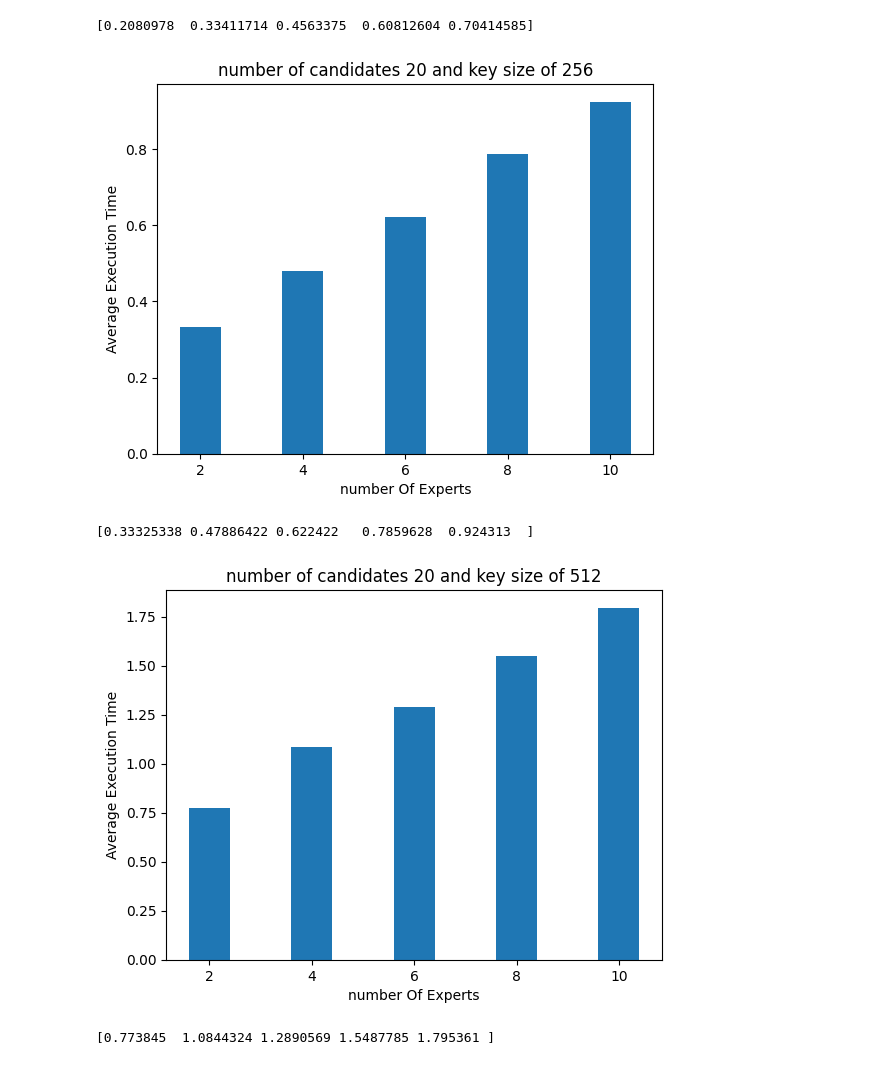
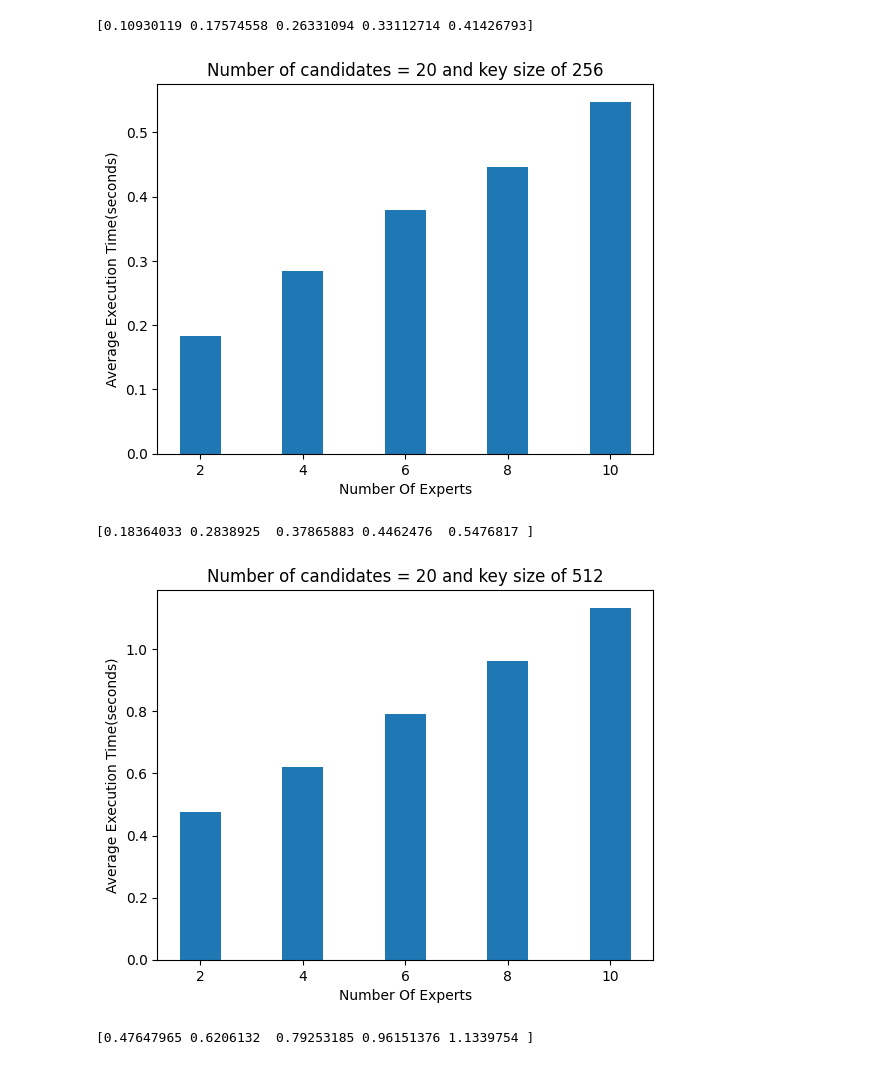
Before and after one commit to jababros11/GauravSirPaper, a Jupyter notebook: gaurav sir paper/FrameWork2.ipynb, the cells around one changed output. Drawn from its saved outputs; the diff is of its cells as text; code cells hidden in the pictures.

```diff
--- a/gaurav sir paper/FrameWork2.ipynb
+++ b/gaurav sir paper/FrameWork2.ipynb
@@ -41,14 +42,14 @@ def generateRSAKeys():
 #this part of the code create the public and private homomorphic key pairs
 def generateHomomorphickeyPairs():
     global publicKeyEmployer,privateKeyEmployer
-    publicKeyEmployer,privateKeyEmployer = phe.generate_paillier_keypair(n_length= keysize)
+    publicKeyEmployer,privateKeyEmployer = phe.generate_paillier_keypair(n_length= keySize)
     for i in range(numberOfExperts):
-        x,y = phe.generate_paillier_keypair(n_length= keysize)
+        x,y = phe.generate_paillier_keypair(n_length= keySize)
         dictionaryOfExpertPublicKeys[i] = x
         dictionaryOfExpertPrivateKeys[i] = y
 
     for i in range(numberOfCandidates):
-        x,y = phe.generate_paillier_keypair(n_length= keysize)
+        x,y = phe.generate_paillier_keypair(n_length= keySize)
         dictionaryOfCandidatesPublicKeys[i]= x
         dictionaryOfCandidatesPrivateKeys[i] = y
 # %%
@@ -83,7 +84,7 @@ def expertFunctionToGiveMarks():
         for j in range(numberOfCandidates):
             mark = rd.randint(0,10)
             encryptedMark = publicKeyEmployer.raw_encrypt(mark)
-            marksToCandidates[i][j] = [encryptedMark,createDigitalSignature(mark,i)]
+            marksToCandidates[i][j] = [encryptedMark,createDigitalSignature(encryptedMark,i)]
 # %%
 def runSimulation(experts,candidates,flag,keySize):
     experts = experts
@@ -127,16 +128,16 @@ def averageTimeConsumedFunction(experts, candidates,flag,keySize):
     columns_average = arr.mean(axis=0)
 
     if flag == "candidates":
-        plt.title("number of experts " + str(experts) + " and key size of " + str(keySize))
-        plt.xlabel("number Of Candidates")
-        plt.ylabel("Average Execution Time")
+        plt.title("Number of experts " + str(experts) + " and key size of " + str(keySize))
+        plt.xlabel("Number Of Candidates")
+        plt.ylabel("Average Execution Time(seconds)")
         plt.bar(candidates, columns_average)
         plt.show()
         print(columns_average)
     else :
-        plt.title("number of candidates " + str(candidates) + " and key size of " + str(keySize))
-        plt.xlabel("number Of Experts")
-        plt.ylabel("Average Execution Time")
+        plt.title("Number of candidates = " + str(candidates) + " and key size of " + str(keySize))
+        plt.xlabel("Number Of Experts")
+        plt.ylabel("Average Execution Time(seconds)")
         plt.bar(experts, columns_average)
         plt.show()
         print(columns_average)
@@ -150,9 +151,11 @@ def simulationHavingExpertsConstCandidatesVariable(experts, candidates,flag,keyS
 # %%
 def simulationHavingExpertsvariableCandidatesConst(experts,candidates,flag,keySize):
     column_average = averageTimeConsumedFunction(experts,candidates,flag,keySize)
-    return candidates,column_average,experts
+    return column_average
 # %%
 keys = [128,256,512]
+F2Time = []
 for i in range(0,3):
-    simulationHavingExpertsvariableCandidatesConst([2,4,6,8,10],20,"experts",keys[i])
+    time = simulationHavingExpertsvariableCandidatesConst([2,4,6,8,10],20,"experts",keys[i])
+    F2Time.append(time)
 # %% [output]
@@ -160,5 +163,5 @@ for i in range(0,3):
-[0.2080978  0.33411714 0.4563375  0.60812604 0.70414585]
+[0.10930119 0.17574558 0.26331094 0.33112714 0.41426793]
-[figure, old version]
+[figure, new version]
-[0.33325338 0.47886422 0.622422   0.7859628  0.924313  ]
+[0.18364033 0.2838925  0.37865883 0.4462476  0.5476817 ]
-[figure, old version]
+[figure, new version]
-[0.773845  1.0844324 1.2890569 1.5487785 1.795361 ]
+[0.47647965 0.6206132  0.79253185 0.96151376 1.1339754 ]
```
Also changed, not shown: parts of 6 cells of this notebook, 5 other files.
